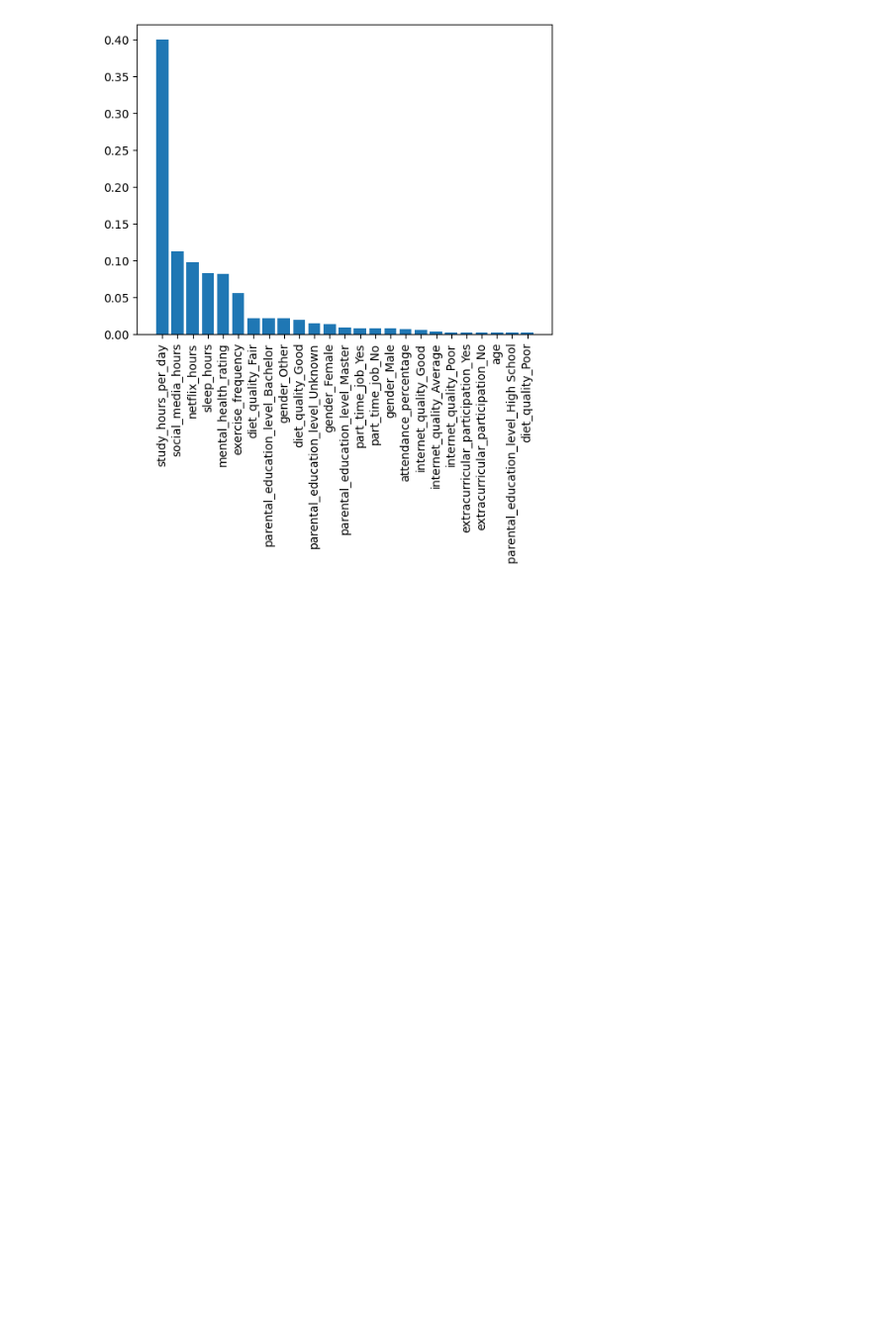
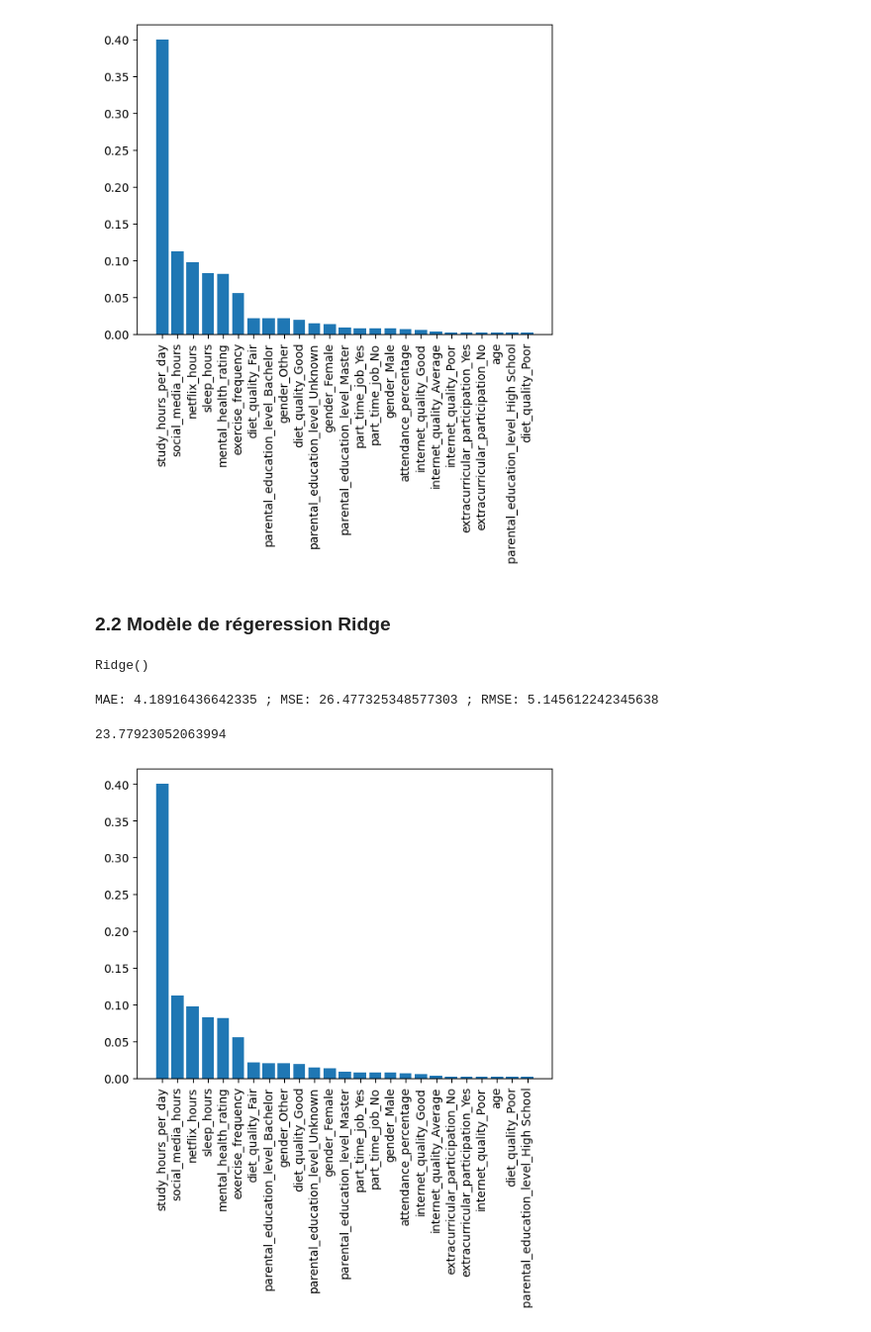
Before and after one commit to smazoyerdatascience/Student-Habits-vs-Academic-Performance, a Jupyter notebook: notebooks/student_habits_performance_ML.ipynb, the cells around one changed output. Shown at 99% size. Saved outputs shown, nothing was run; the diff lists cells and outputs as text; code cells hidden in the pictures; blank space fills up the shorter version.

Commit message:
Results for ridge regression

```diff
--- a/notebooks/student_habits_performance_ML.ipynb
+++ b/notebooks/student_habits_performance_ML.ipynb
@@ -167,3 +167,11 @@ plt.xticks(rotation=90)
 plt.show()
 # %% [output]
 [figure]
+# %% [markdown]
+### 2.2 Modèle de régeression Ridge
+# %%
+reg_ridge = Ridge()
+# %%
+reg_ridge.fit(X_train, y_train)
+# %% [output]
+Ridge()
@@ -169,0 +180,33 @@ plt.show()
+# %%
+mae = mean_absolute_error(y_test, y_pred)
+mse = mean_squared_error(y_test, y_pred)
+rmse = root_mean_squared_error(y_test, y_pred)
+
+print("MAE:", mae, ";", "MSE:", mse, ";", "RMSE:", rmse)
+# %% [output]
+MAE: 4.18916436642335 ; MSE: 26.477325348577303 ; RMSE: 5.145612242345638
+# %%
+total_abs_coeff = sum(abs(reg_ridge.coef_))
+print(total_abs_coeff)
+
+feature_coeff = []
+for i in range(len(reg_ridge.coef_)):
+    feature_coeff.append({'feature' : X.columns[i], "coeff" : abs(reg_ridge.coef_[i])/total_abs_coeff})
+
+
+def select_coeff(x):
+    return x["coeff"]
+feature_coeff_sorted = sorted(feature_coeff, reverse=True, key=select_coeff)
+
+feature = []
+coeff = []
+for i in range(len(feature_coeff_sorted)):
+    feature.append(feature_coeff_sorted[i]['feature'])
+    coeff.append(feature_coeff_sorted[i]['coeff'])
+
+plt.bar(feature, coeff)
+plt.xticks(rotation=90)
+plt.show()
+# %% [output]
+23.77923052063994
+[figure, added]
```
Also changed, not shown: parts of 1 cell of this notebook.
